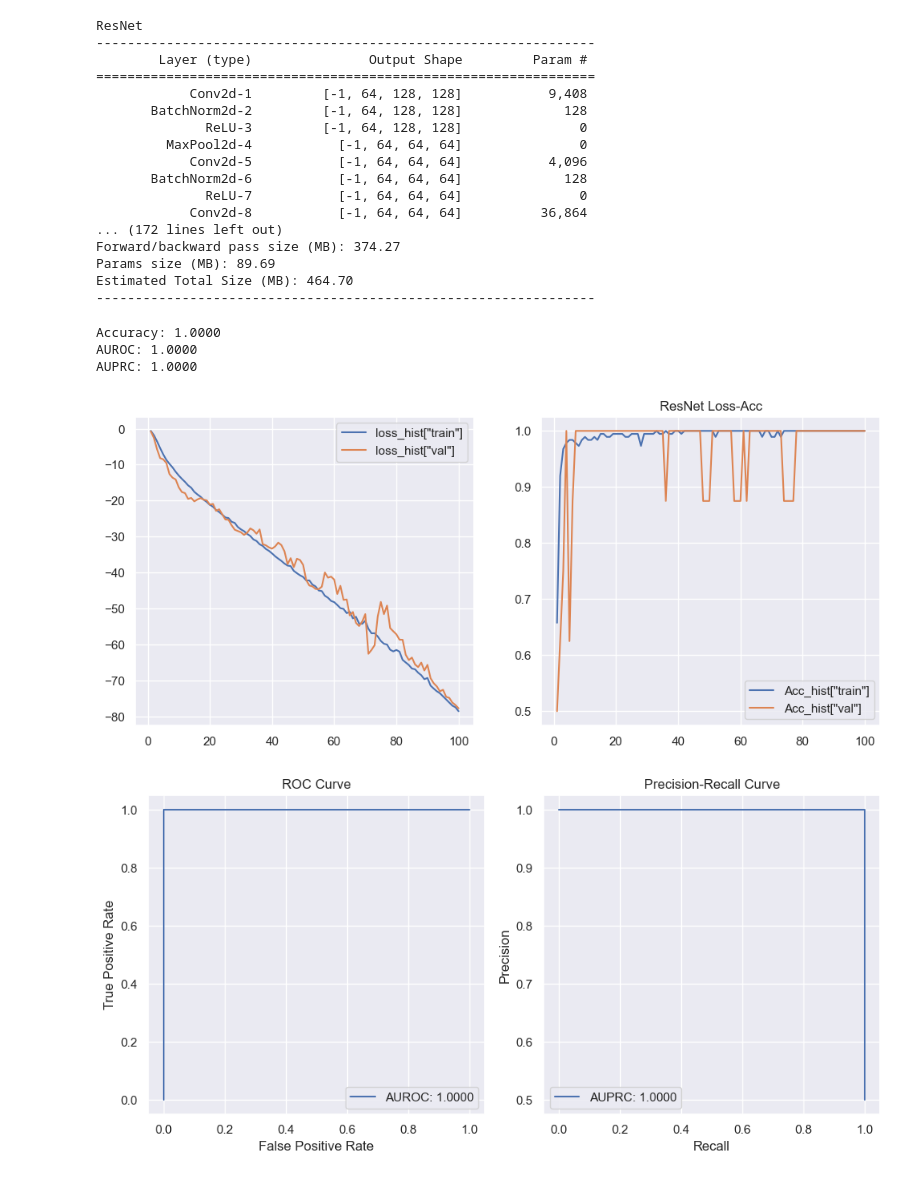
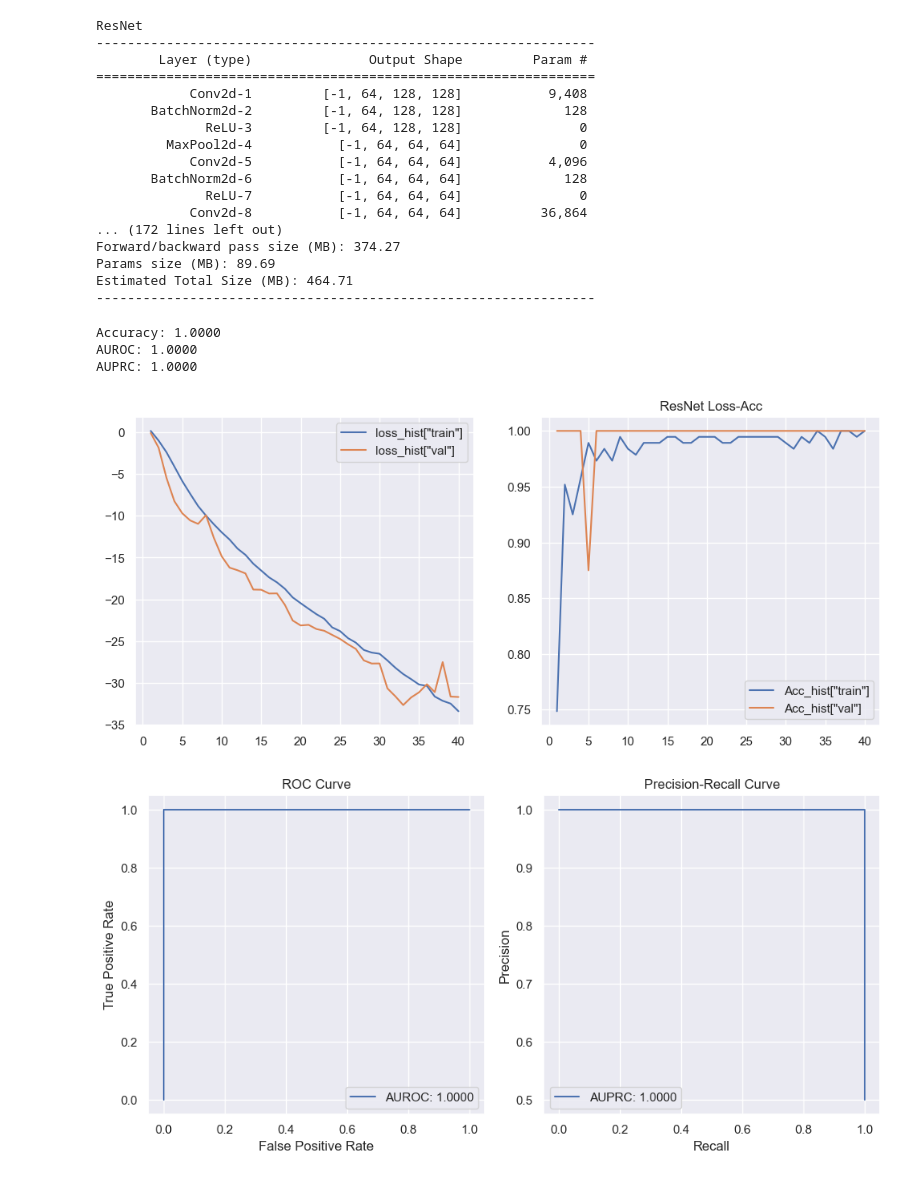
Before and after one commit to kitewatermelon/UWF4DR, a Jupyter notebook: combined.ipynb, the cells around one changed output. Cells and saved outputs as stored; diff of their text form; code cells hidden in the pictures.

```diff
--- a/combined.ipynb
+++ b/combined.ipynb
@@ -31,5 +31,5 @@ import warnings
 
 warnings.filterwarnings('ignore')
 # %%
-IMAGE_SIZE = 244
+IMAGE_SIZE = 256
 IMAGE_CHANNEL = 3
@@ -60,18 +138,18 @@ class GammaCorrection:
 # %%
-# 데이터 증강용 변환 함수
-
 transform = transforms.Compose(
     [
         transforms.Resize((IMAGE_SIZE, IMAGE_SIZE)),
+        transforms.CenterCrop(IMAGE_SIZE/2),                    # 중앙에서 256x256 크기로 잘라내기
         transforms.RandomHorizontalFlip(p=0.5),
         transforms.RandomVerticalFlip(p=0.5),
         transforms.RandomRotation(30),
+
         CLAHETransform(clip_limit=5.0, tile_grid_size=(8, 8)),
-        GammaCorrection(gamma=0.55),
+        GammaCorrection(gamma=0.35),
+
         transforms.ToTensor(),
-        transforms.Normalize(mean = [0.485, 0.456, 0.406],std = [0.229, 0.224, 0.225])
-
-   ]
+        transforms.Normalize(mean=[0.485, 0.456, 0.406], std=[0.229, 0.224, 0.225])
+    ]
 )
 # %%
 # Define object of the Train, Validation, and Test dataset.
@@ -283,7 +406,7 @@ def train_val(model, params, verbose=False):
 def get_params():
     return {
         "train": train_loader,"val": val_loader,
-        "epochs": 100,
+        "epochs": 40,
         "optimiser": optim.Adam(Retino_model.parameters(),lr=1e-4),
         "lr_change": ReduceLROnPlateau(opt, mode='min',factor=0.5, patience=20,verbose=1),
         "f_loss": nn.NLLLoss(reduction="sum"),
@@ -464,38 +584,38 @@ params_train=get_params()
 
 print(Retino_model.__class__.__name__)
 # Model Summary for ResNet
-summary(Retino_model, input_size=(3, 255, 255), device=device.type)
+summary(Retino_model, input_size=(IMAGE_CHANNEL, IMAGE_SIZE, IMAGE_SIZE), device=device.type)
 # summary(Retino_model, input_size=(3, 299, 299), device=device.type)
 loss_func = nn.NLLLoss(reduction="sum")
 opt = optim.Adam(Retino_model.parameters(), lr=1e-4)
 lr_scheduler = ReduceLROnPlateau(opt, mode='min',factor=0.5, patience=20,verbose=1)
 model,loss_hist_m,metric_hist_m = train_val(Retino_model,params_train)
 
 
 accuracy, auroc, auprc, all_labels, all_preds, all_probs = evaluate_model(model, test_loader, device)
 torch.save(model.state_dict(), "resnet50/model_weights.pth")
 # %% [output]
 ResNet
 ----------------------------------------------------------------
         Layer (type)               Output Shape         Param #
 ================================================================
             Conv2d-1         [-1, 64, 128, 128]           9,408
        BatchNorm2d-2         [-1, 64, 128, 128]             128
               ReLU-3         [-1, 64, 128, 128]               0
          MaxPool2d-4           [-1, 64, 64, 64]               0
             Conv2d-5           [-1, 64, 64, 64]           4,096
        BatchNorm2d-6           [-1, 64, 64, 64]             128
               ReLU-7           [-1, 64, 64, 64]               0
             Conv2d-8           [-1, 64, 64, 64]          36,864
 ... (172 lines left out)
 Forward/backward pass size (MB): 374.27
 Params size (MB): 89.69
-Estimated Total Size (MB): 464.70
+Estimated Total Size (MB): 464.71
 ----------------------------------------------------------------
 Accuracy: 1.0000
 AUROC: 1.0000
 AUPRC: 1.0000
-[figure, old version]
+[figure, new version]
 [figure]
 # %%
 # # 모델 생성
```
Also changed, not shown: parts of 11 cells of this notebook, 20 other files.
